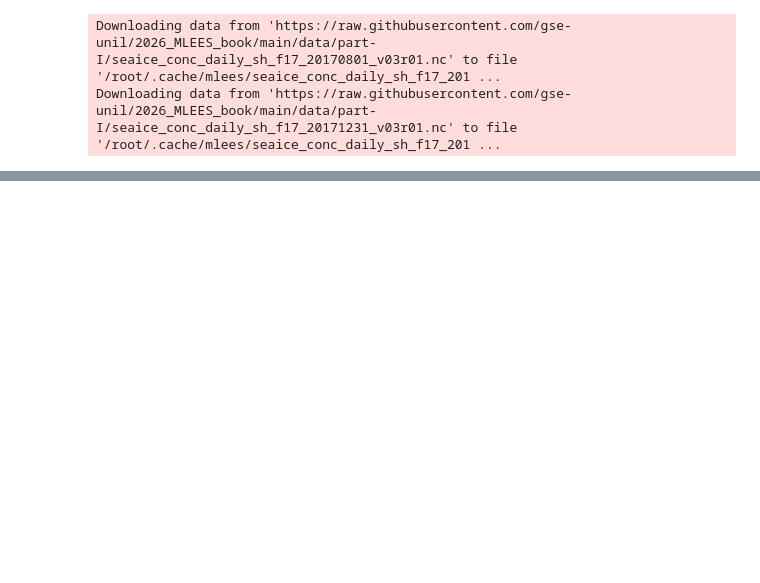
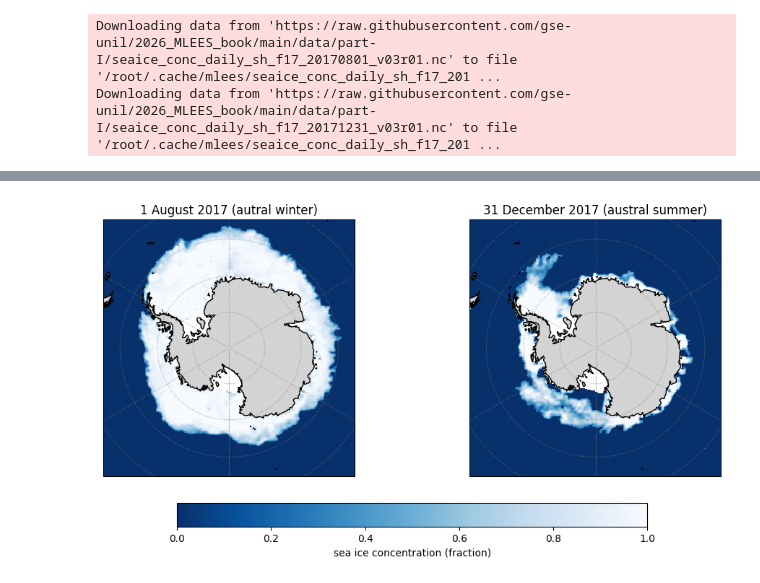
Before and after one commit to fiona-crdt/2026_Intro_Python, a Jupyter notebook: live/part-I/1.4-matplotlib-and-xarray-exercises.ipynb, the cells around one changed output, grey strips where cells are left out. Cells and saved outputs as stored; diff of their text form; code cells hidden in the pictures; blank space fills up the shorter version.

```diff
--- a/live/part-I/1.4-matplotlib-and-xarray-exercises.ipynb
+++ b/live/part-I/1.4-matplotlib-and-xarray-exercises.ipynb
@@ -588,3 +578,48 @@ NameError: name 'xr' is not defined
+# %%
+import xarray as xr
+import matplotlib.pyplot as plt
+#!pip install cartopy
+import cartopy.crs as ccrs
+import cartopy.feature as cfeature
+
+# Hint: open each file with xr.open_dataset and select the single time step with .isel(time=0)
+winter = xr.open_dataset(path_winter).isel(time=0)
+summer = xr.open_dataset(path_summer).isel(time=0)
+
+# 2. Filtrer les valeurs aberrantes ou drapeaux (flags > 1)
+winter_masked = winter.seaice_conc_cdr.where(winter.seaice_conc_cdr <= 1)
+summer_masked = summer.seaice_conc_cdr.where(summer.seaice_conc_cdr <= 1)
+
+# 3. Créer la figure avec deux projections stéréographiques polaires Sud
+fig, ax = plt.subplots(1, 2, figsize=(12, 6), subplot_kw={"projection": ccrs.SouthPolarStereo()})
+
+# 4. Ajuster l'étendue géographique pour zoomer sur l'océan Austral
+ax[0].set_extent([-180, 180, -90, -55], ccrs.PlateCarree())
+ax[1].set_extent([-180, 180, -90, -55], ccrs.PlateCarree())
+
+# 5. Ajouter le fond de carte terrestre sous les données
+for a in ax:
+    # Draw land beneath the sea-ice data
+    a.add_feature(cfeature.LAND, color="lightgrey", zorder=0)
+    a.coastlines()
+    a.gridlines(linestyle=":",
+        color="gray",
+        alpha=0.7)
+
+# 6. Tracer les données sur chaque axe
+pcm0 = ax[0].pcolormesh(winter["longitude"], winter["latitude"], winter_masked, transform=ccrs.PlateCarree(), vmin=0, vmax=1, cmap="Blues_r")
+pcm1 = ax[1].pcolormesh(summer["longitude"], summer["latitude"], summer_masked, transform=ccrs.PlateCarree(), vmin=0, vmax=1, cmap="Blues_r")
+
+# Titres pour chaque panneau
+ax[0].set_title("1 August 2017 (autral winter)")
+ax[1].set_title("31 December 2017 (austral summer)")
+
+# 7. Ajouter une colorbar unique partagée par les deux panneaux
+fig.colorbar(pcm0, ax=ax, label="sea ice concentration (fraction)", orientation="horizontal", pad=0.08, shrink=0.7)
+
+plt.show()
+# %% [output]
+[figure, added]
 # %% [markdown]
 ## Exercise 23: The 2014 earthquakes over North America
 
```
Also changed, not shown: parts of 9 cells of this notebook.
